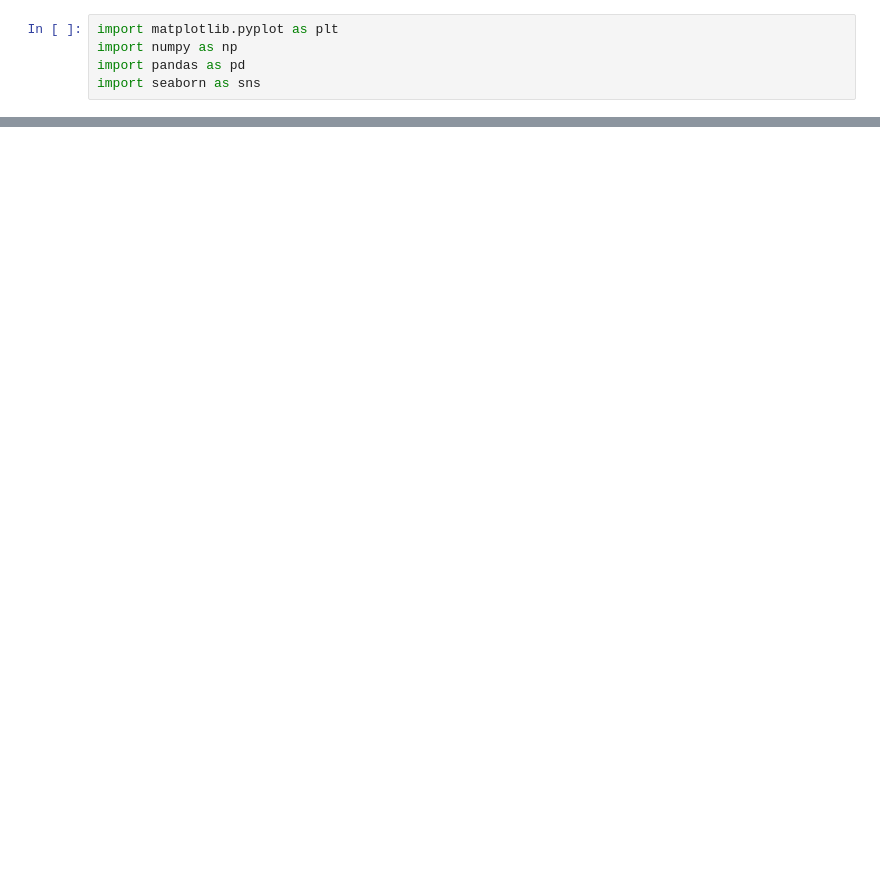
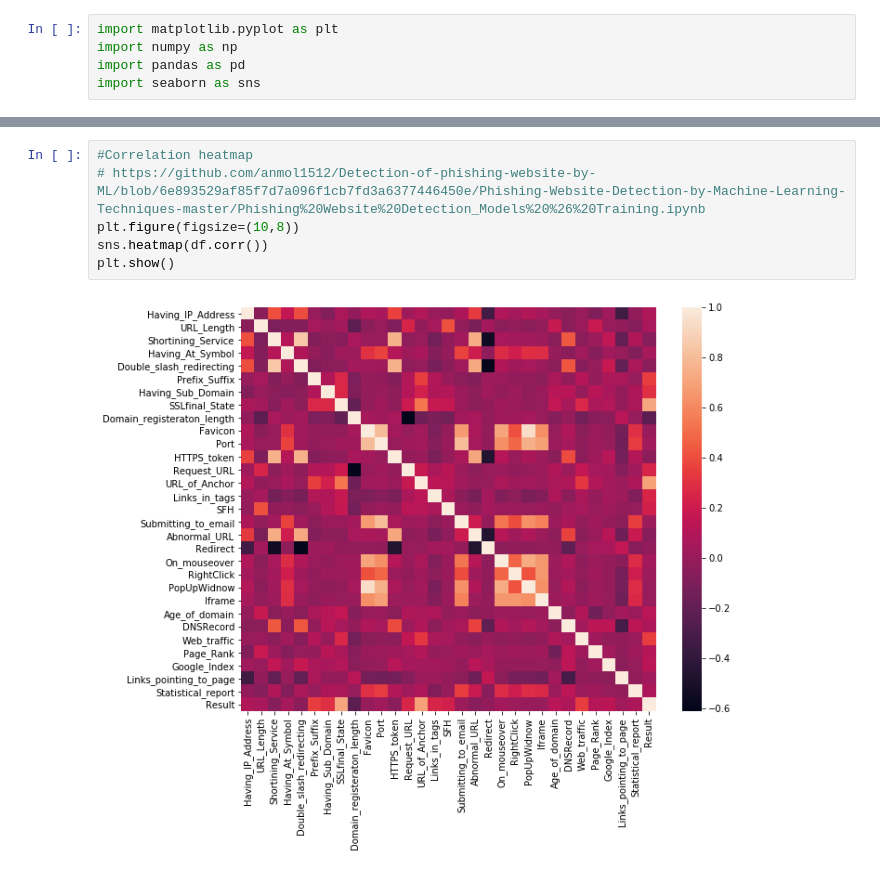
Before and after one commit to msKlan/afsluttendeprojekt, a Jupyter notebook: Projekt_Final/t.ipynb, the cells around one changed output, grey strips where cells are left out. Drawn from its saved outputs; the diff is of its cells as text; blank space fills up the shorter version.

```diff
--- a/Projekt_Final/t.ipynb
+++ b/Projekt_Final/t.ipynb
@@ -60,6 +59,14 @@ sns.heatmap(corr, cmap=cmap, center=0,
 # %% [output]
 <matplotlib.axes._subplots.AxesSubplot at 0x...>
 [figure]
+# %%
+#Correlation heatmap
+# https://github.com/anmol1512/Detection-of-phishing-website-by-ML/blob/6e893529af85f7d7a096f1cb7fd3a6377446450e/Phishing-Website-Detection-by-Machine-Learning-Techniques-master/Phishing%20Website%20Detection_Models%20%26%20Training.ipynb
+plt.figure(figsize=(10,8))
+sns.heatmap(df.corr())
+plt.show()
+# %% [output]
+[figure, added]
 # %%
 df.describe().transpose().to_csv('nba.csv')
 df.describe().transpose()
```
Also changed, not shown: parts of 24 cells of this notebook, 18 other files.
